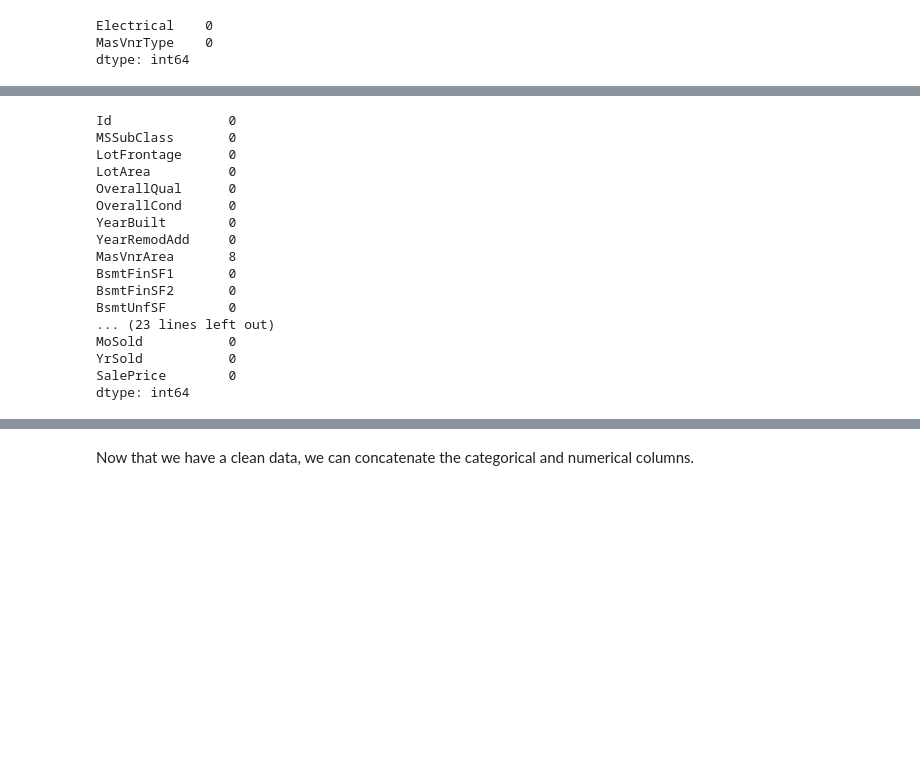
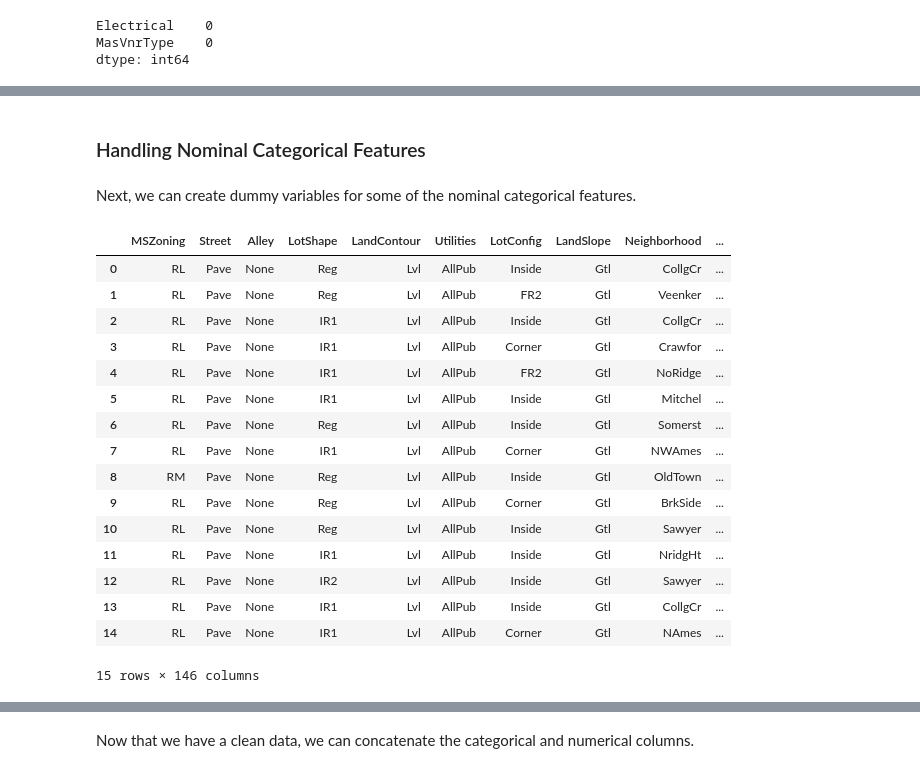
Before and after one commit to VictoriaS7/Springboard, a Jupyter notebook: House Prices Data Wrangling.ipynb, the cells around one changed output, grey strips where cells are left out. Drawn from its saved outputs; the diff is of its cells as text; code cells hidden in the pictures; blank space fills up the shorter version.

```diff
--- a/House Prices Data Wrangling.ipynb
+++ b/House Prices Data Wrangling.ipynb
@@ -86,2 +88,0 @@ The top four features in the list above are missing most of the values and the f
-# %%
-data_copy.drop(['PoolQC', 'MiscFeature', 'Alley', 'Fence', 'FireplaceQu'], axis = 1, inplace = True)
@@ -177,3 +113,0 @@ dtype: int64
-# %%
-bsmt_and_garage_cols = ['BsmtQual','BsmtCond','BsmtExposure','BsmtFinType1','BsmtFinType2','GarageType','GarageFinish','GarageQual','GarageCond']
-data_categorical[bsmt_and_garage_cols] = data_categorical[bsmt_and_garage_cols].fillna('None')
@@ -272,20 +284,4 @@ data_numerical['GarageYrBlt'] = data_numerical['GarageYrBlt'].fillna(1980)
-# %%
-numerical_null_counts
-# %% [output]
-Id               0
-MSSubClass       0
-LotFrontage      0
-LotArea          0
-OverallQual      0
-OverallCond      0
-YearBuilt        0
-YearRemodAdd     0
-MasVnrArea       8
-BsmtFinSF1       0
-BsmtFinSF2       0
-BsmtUnfSF        0
-... (23 lines left out)
-MoSold           0
-YrSold           0
-SalePrice        0
-dtype: int64
+# %% [markdown]
+### Handling Nominal Categorical Features
+# %% [markdown]
+Next, we can create dummy variables for some of the nominal categorical features.
@@ -291,0 +294,20 @@ dtype: int64
+# %%
+data_categorical.head(15)
+# %% [output]
+|  | MSZoning | Street | Alley | LotShape | LandContour | Utilities | LotConfig | LandSlope | Neighborhood | ... |
+| 0 | RL | Pave | None | Reg | Lvl | AllPub | Inside | Gtl | CollgCr | ... |
+| 1 | RL | Pave | None | Reg | Lvl | AllPub | FR2 | Gtl | Veenker | ... |
+| 2 | RL | Pave | None | IR1 | Lvl | AllPub | Inside | Gtl | CollgCr | ... |
+| 3 | RL | Pave | None | IR1 | Lvl | AllPub | Corner | Gtl | Crawfor | ... |
+| 4 | RL | Pave | None | IR1 | Lvl | AllPub | FR2 | Gtl | NoRidge | ... |
+| 5 | RL | Pave | None | IR1 | Lvl | AllPub | Inside | Gtl | Mitchel | ... |
+| 6 | RL | Pave | None | Reg | Lvl | AllPub | Inside | Gtl | Somerst | ... |
+| 7 | RL | Pave | None | IR1 | Lvl | AllPub | Corner | Gtl | NWAmes | ... |
+| 8 | RM | Pave | None | Reg | Lvl | AllPub | Inside | Gtl | OldTown | ... |
+| 9 | RL | Pave | None | Reg | Lvl | AllPub | Corner | Gtl | BrkSide | ... |
+| 10 | RL | Pave | None | Reg | Lvl | AllPub | Inside | Gtl | Sawyer | ... |
+| 11 | RL | Pave | None | IR1 | Lvl | AllPub | Inside | Gtl | NridgHt | ... |
+| 12 | RL | Pave | None | IR2 | Lvl | AllPub | Inside | Gtl | Sawyer | ... |
+| 13 | RL | Pave | None | IR1 | Lvl | AllPub | Inside | Gtl | CollgCr | ... |
+| 14 | RL | Pave | None | IR1 | Lvl | AllPub | Corner | Gtl | NAmes | ... |
+15 rows × 146 columns
```
Also changed, not shown: parts of 59 cells of this notebook.
